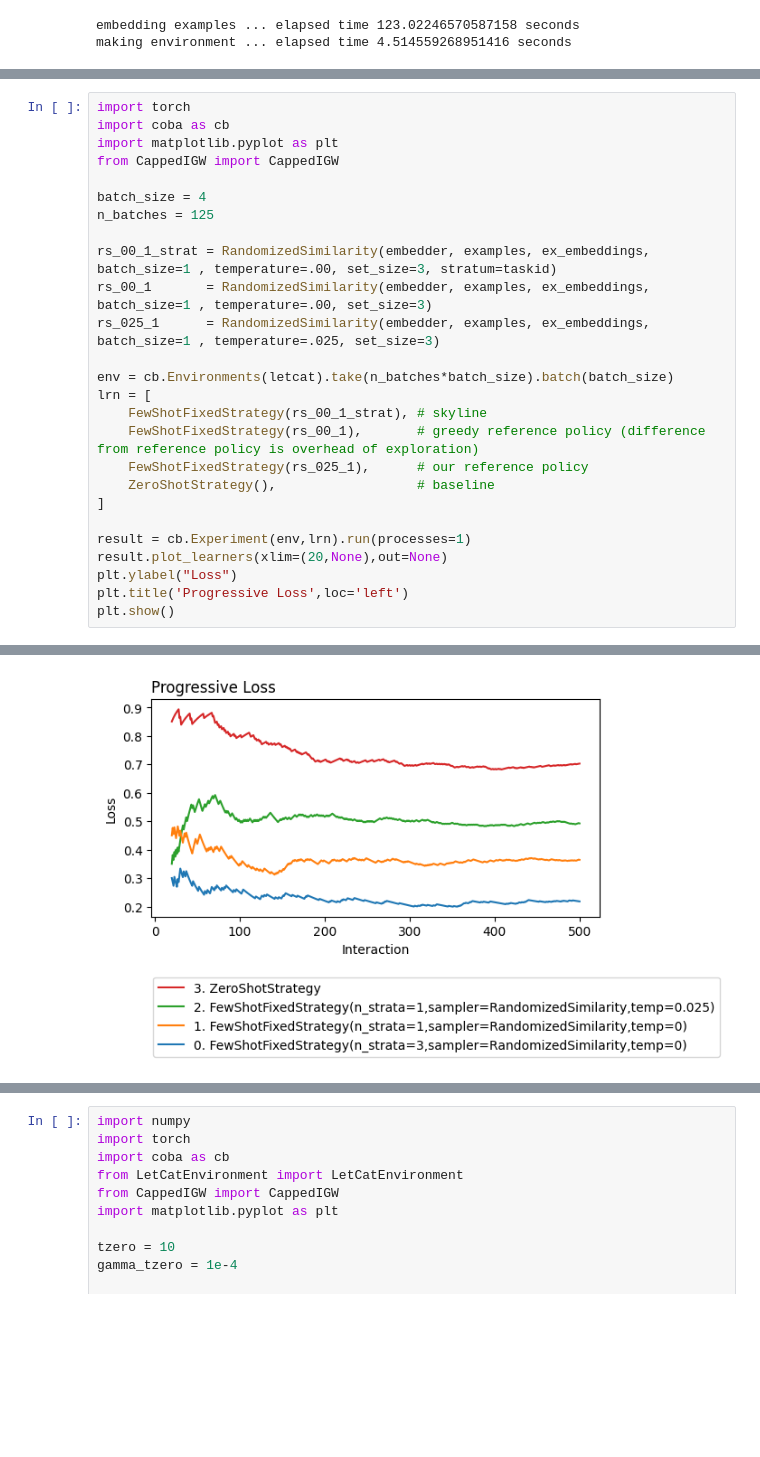
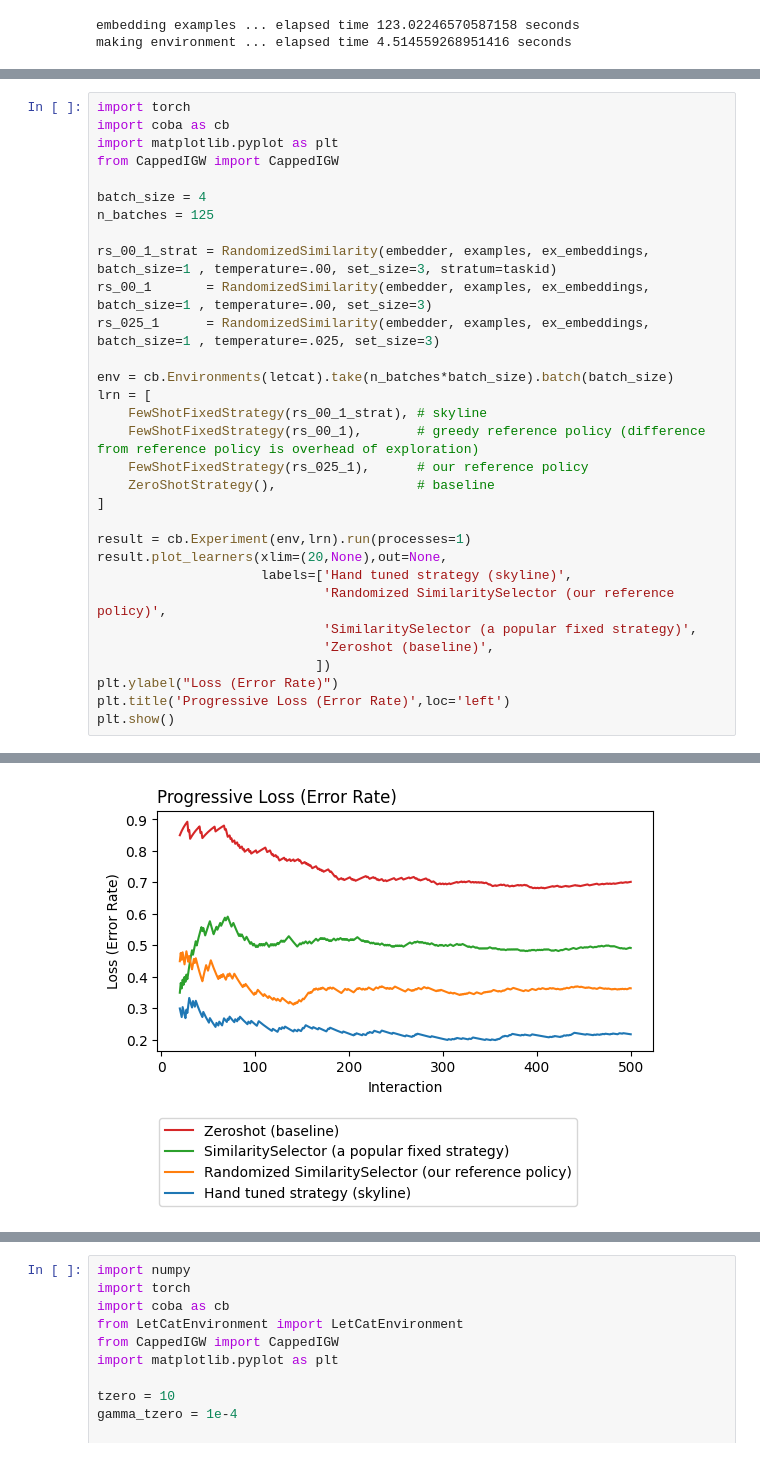
Before and after one commit to mrucker/onoff_experiments, a Jupyter notebook: demo/demo-example-selector.ipynb, the cells around one changed output, grey strips where cells are left out. Drawn from its saved outputs; the diff is of its cells as text; blank space fills up the shorter version.

Commit message:
better plot legend

```diff
--- a/demo/demo-example-selector.ipynb
+++ b/demo/demo-example-selector.ipynb
@@ -245,36 +253,41 @@ rs_00_1_strat = RandomizedSimilarity(embedder, examples, ex_embeddings, batch_si
 rs_00_1       = RandomizedSimilarity(embedder, examples, ex_embeddings, batch_size=1 , temperature=.00, set_size=3)
 rs_025_1      = RandomizedSimilarity(embedder, examples, ex_embeddings, batch_size=1 , temperature=.025, set_size=3)
 
 env = cb.Environments(letcat).take(n_batches*batch_size).batch(batch_size)
 lrn = [
     FewShotFixedStrategy(rs_00_1_strat), # skyline
     FewShotFixedStrategy(rs_00_1),       # greedy reference policy (difference from reference policy is overhead of exploration)
     FewShotFixedStrategy(rs_025_1),      # our reference policy
     ZeroShotStrategy(),                  # baseline
 ]
 
 result = cb.Experiment(env,lrn).run(processes=1)
-result.plot_learners(xlim=(20,None),out=None)
-plt.ylabel("Loss")
-plt.title('Progressive Loss',loc='left')
+result.plot_learners(xlim=(20,None),out=None,
+                     labels=['Hand tuned strategy (skyline)',
+                             'Randomized SimilaritySelector (our reference policy)',
+                             'SimilaritySelector (a popular fixed strategy)',
+                             'Zeroshot (baseline)',
+                            ])
+plt.ylabel("Loss (Error Rate)")
+plt.title('Progressive Loss (Error Rate)',loc='left')
 plt.show()
 # %% [output]
 2023-07-26 22:56:31 -- Experiment Started
 2023-07-26 22:56:31 -- Recording Learner 0 parameters... (0.0 seconds) (completed)
 2023-07-26 22:56:31 -- Recording Evaluator 0 parameters... (0.0 seconds) (completed)
 2023-07-26 22:56:31 -- Recording Learner 1 parameters... (0.0 seconds) (completed)
 2023-07-26 22:56:31 -- Recording Learner 2 parameters... (0.0 seconds) (completed)
 2023-07-26 22:56:31 -- Recording Learner 3 parameters... (0.0 seconds) (completed)
 2023-07-26 22:56:31 -- Recording Environment 0 parameters... (0.0 seconds) (completed)
 2023-07-26 22:56:31 -- Peeking at Environment 0... (0.11 seconds) (completed)
 2023-07-26 23:04:58 -- Evaluating Learner 0 on Environment 0... (506.57 seconds) (completed)
 2023-07-26 23:04:58 -- Peeking at Environment 0... (0.1 seconds) (completed)
 2023-07-26 23:13:47 -- Evaluating Learner 1 on Environment 0... (529.03 seconds) (completed)
 2023-07-26 23:13:47 -- Peeking at Environment 0... (0.1 seconds) (completed)
 2023-07-26 23:22:50 -- Evaluating Learner 2 on Environment 0... (542.48 seconds) (completed)
 2023-07-26 23:22:50 -- Peeking at Environment 0... (0.12 seconds) (completed)
 2023-07-26 23:25:52 -- Evaluating Learner 3 on Environment 0... (181.98 seconds) (completed)
 2023-07-26 23:25:52 -- Experiment Finished
-[figure, old version]
+[figure, new version]
 # %% [markdown]
 Run CappedIGW
```
Also changed, not shown: parts of 3 cells of this notebook.
